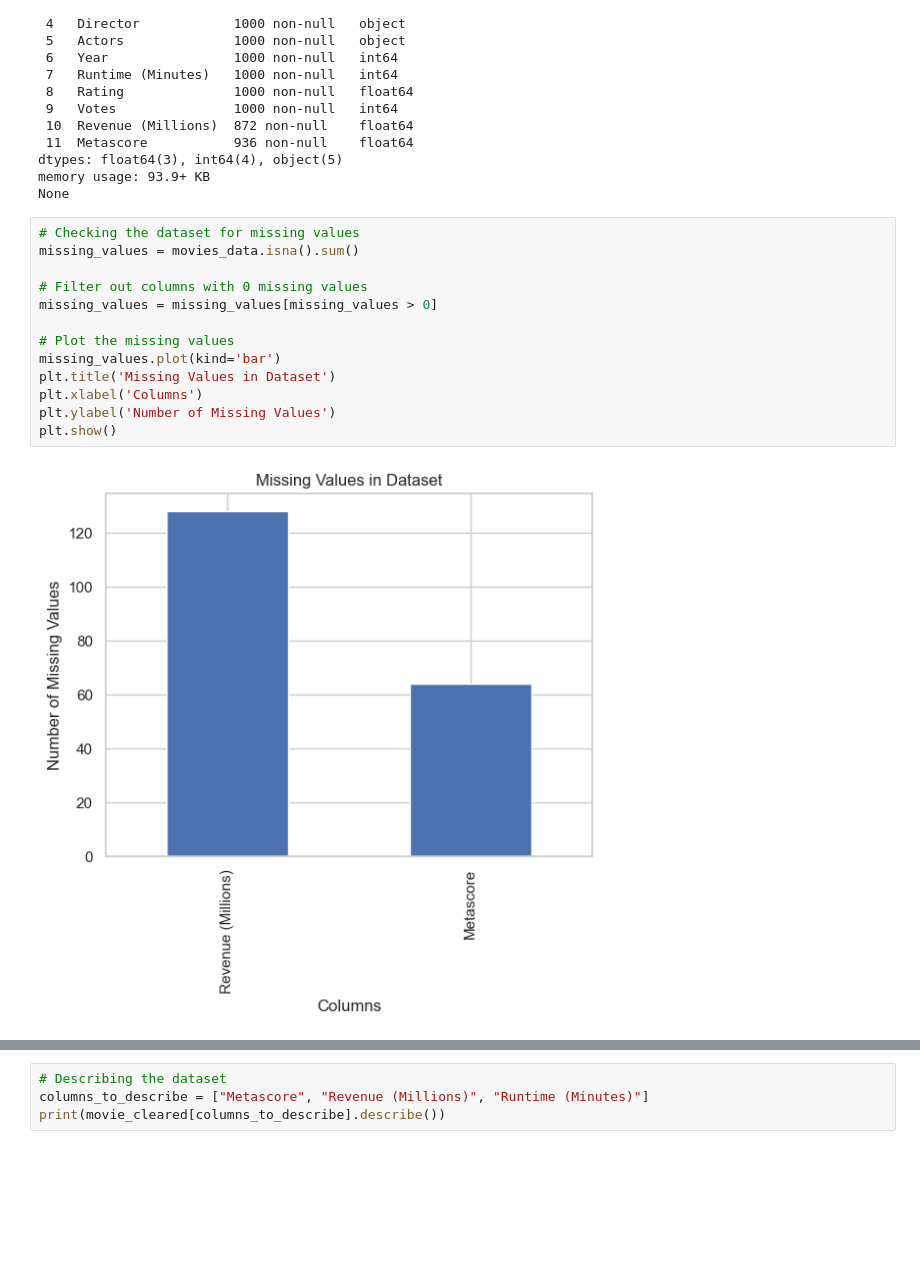
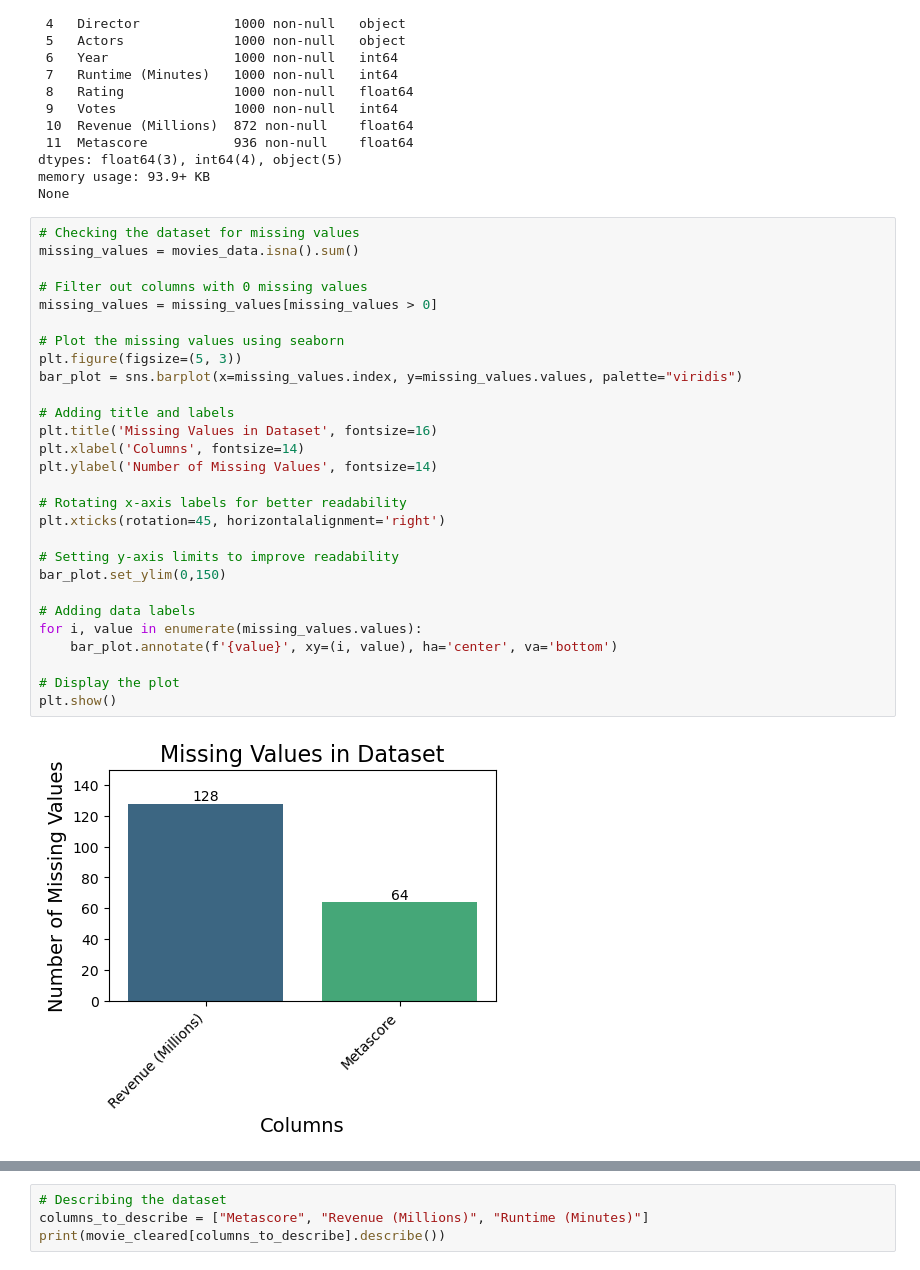
Before and after one commit to AN-Datasurfer/project_IMDb_Movies_data_analysis, a Jupyter notebook: main_analysis.ipynb, the cells around one changed output, grey strips where cells are left out. Drawn from its saved outputs; the diff is of its cells as text; blank space fills up the shorter version.

```diff
--- a/main_analysis.ipynb
+++ b/main_analysis.ipynb
@@ -33,17 +33,32 @@ None
 # %%
 # Checking the dataset for missing values
 missing_values = movies_data.isna().sum()
 
 # Filter out columns with 0 missing values
 missing_values = missing_values[missing_values > 0]
 
-# Plot the missing values
-missing_values.plot(kind='bar')
-plt.title('Missing Values in Dataset')
-plt.xlabel('Columns')
-plt.ylabel('Number of Missing Values')
+# Plot the missing values using seaborn
+plt.figure(figsize=(5, 3))
+bar_plot = sns.barplot(x=missing_values.index, y=missing_values.values, palette="viridis")
+
+# Adding title and labels
+plt.title('Missing Values in Dataset', fontsize=16)
+plt.xlabel('Columns', fontsize=14)
+plt.ylabel('Number of Missing Values', fontsize=14)
+
+# Rotating x-axis labels for better readability
+plt.xticks(rotation=45, horizontalalignment='right')
+
+# Setting y-axis limits to improve readability
+bar_plot.set_ylim(0,150)
+
+# Adding data labels
+for i, value in enumerate(missing_values.values):
+    bar_plot.annotate(f'{value}', xy=(i, value), ha='center', va='bottom')
+
+# Display the plot
 plt.show()
 # %% [output]
-[figure, old version]
+[figure, new version]
 # %%
 movie_cleared = movies_data.dropna()
```
Also changed, not shown: parts of 4 cells of this notebook, 1 other file.
